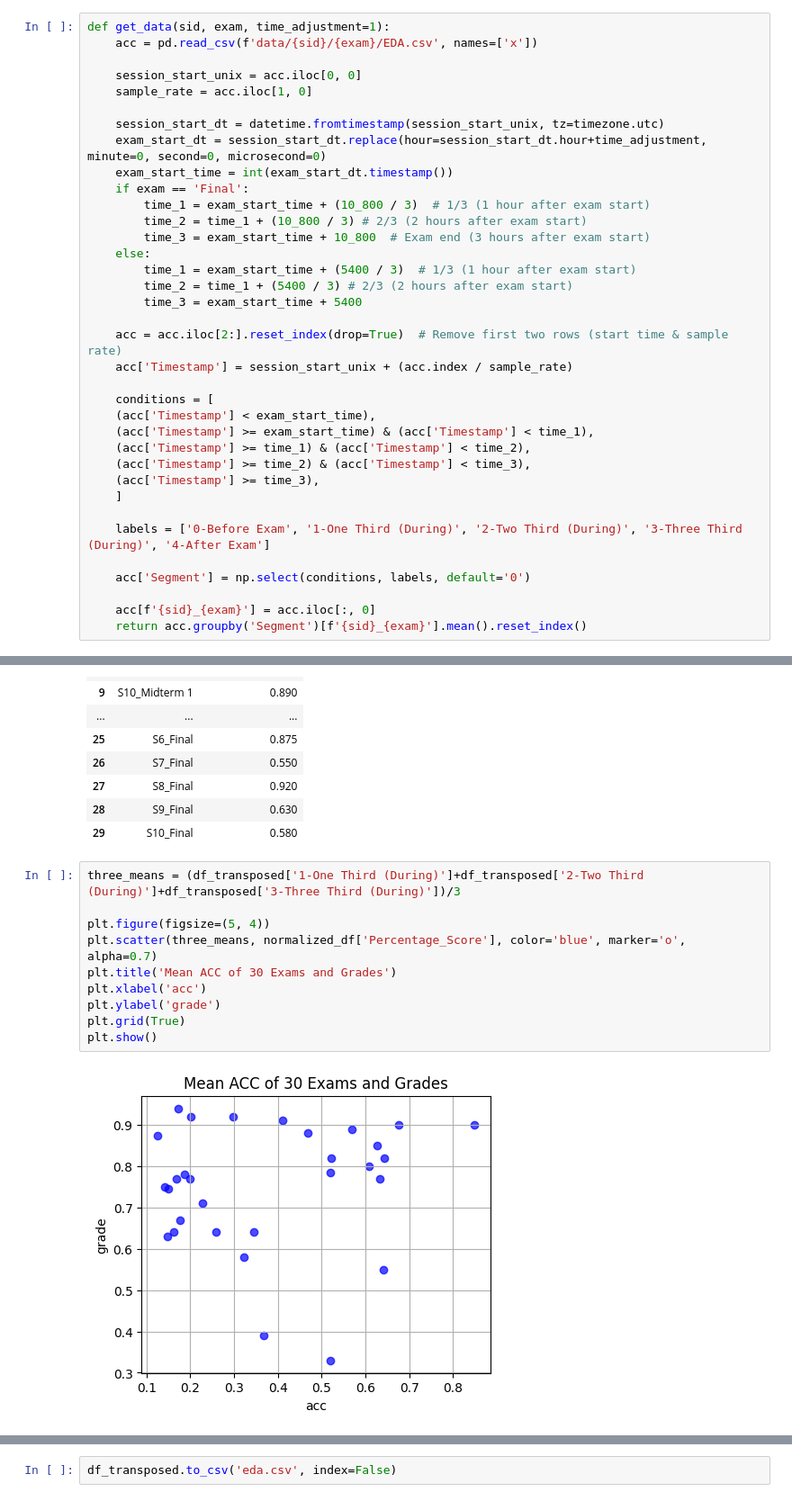
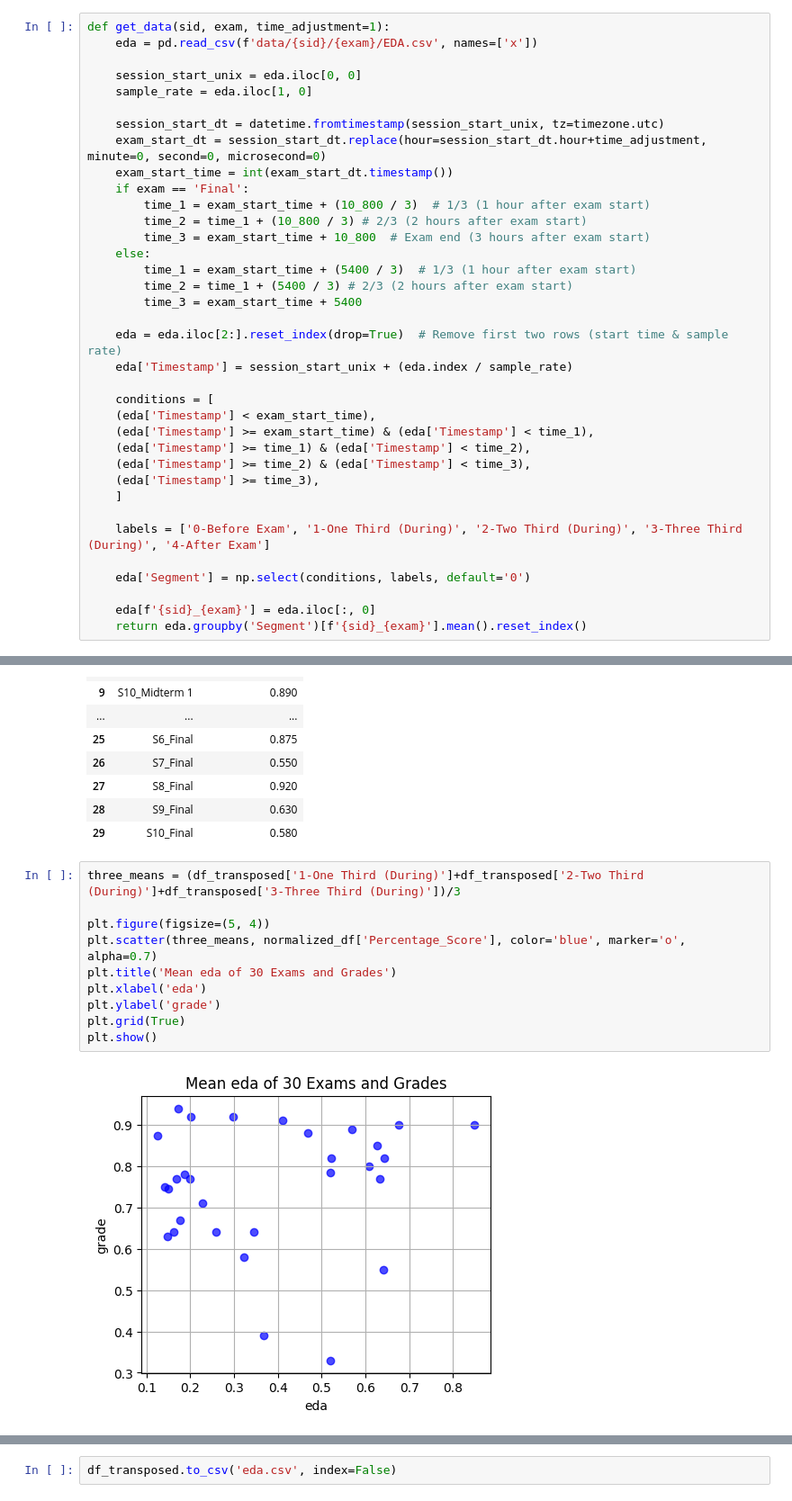
Before and after one commit to kiwwifruit/project3, a Jupyter notebook: eda.ipynb, the cells around one changed output, grey strips where cells are left out. Shown at 90% size. Cells and saved outputs as stored; diff of their text form.

```diff
--- a/eda.ipynb
+++ b/eda.ipynb
@@ -5,10 +5,10 @@ import matplotlib.pyplot as plt
 from datetime import datetime, timedelta, timezone
 # %%
 def get_data(sid, exam, time_adjustment=1):
-    acc = pd.read_csv(f'data/{sid}/{exam}/EDA.csv', names=['x'])
+    eda = pd.read_csv(f'data/{sid}/{exam}/EDA.csv', names=['x'])
 
-    session_start_unix = acc.iloc[0, 0]
-    sample_rate = acc.iloc[1, 0]
+    session_start_unix = eda.iloc[0, 0]
+    sample_rate = eda.iloc[1, 0]
 
     session_start_dt = datetime.fromtimestamp(session_start_unix, tz=timezone.utc)
     exam_start_dt = session_start_dt.replace(hour=session_start_dt.hour+time_adjustment, minute=0, second=0, microsecond=0)
@@ -22,23 +22,23 @@ def get_data(sid, exam, time_adjustment=1):
         time_2 = time_1 + (5400 / 3) # 2/3 (2 hours after exam start)
         time_3 = exam_start_time + 5400
 
-    acc = acc.iloc[2:].reset_index(drop=True)  # Remove first two rows (start time & sample rate)
-    acc['Timestamp'] = session_start_unix + (acc.index / sample_rate)
+    eda = eda.iloc[2:].reset_index(drop=True)  # Remove first two rows (start time & sample rate)
+    eda['Timestamp'] = session_start_unix + (eda.index / sample_rate)
 
     conditions = [
-    (acc['Timestamp'] < exam_start_time),
-    (acc['Timestamp'] >= exam_start_time) & (acc['Timestamp'] < time_1),
-    (acc['Timestamp'] >= time_1) & (acc['Timestamp'] < time_2),
-    (acc['Timestamp'] >= time_2) & (acc['Timestamp'] < time_3),
-    (acc['Timestamp'] >= time_3),
+    (eda['Timestamp'] < exam_start_time),
+    (eda['Timestamp'] >= exam_start_time) & (eda['Timestamp'] < time_1),
+    (eda['Timestamp'] >= time_1) & (eda['Timestamp'] < time_2),
+    (eda['Timestamp'] >= time_2) & (eda['Timestamp'] < time_3),
+    (eda['Timestamp'] >= time_3),
     ]
 
     labels = ['0-Before Exam', '1-One Third (During)', '2-Two Third (During)', '3-Three Third (During)', '4-After Exam']
 
-    acc['Segment'] = np.select(conditions, labels, default='0')
+    eda['Segment'] = np.select(conditions, labels, default='0')
 
-    acc[f'{sid}_{exam}'] = acc.iloc[:, 0]
-    return acc.groupby('Segment')[f'{sid}_{exam}'].mean().reset_index()
+    eda[f'{sid}_{exam}'] = eda.iloc[:, 0]
+    return eda.groupby('Segment')[f'{sid}_{exam}'].mean().reset_index()
 # %%
 all_data = [(sid, exam) for sid in [f"S{i}" for i in range(1, 11)] for exam in ['Final', 'Midterm 1', 'Midterm 2']]
 # %%
@@ -100,12 +100,12 @@ normalized_df
 # %%
 three_means = (df_transposed['1-One Third (During)']+df_transposed['2-Two Third (During)']+df_transposed['3-Three Third (During)'])/3
 
 plt.figure(figsize=(5, 4))
 plt.scatter(three_means, normalized_df['Percentage_Score'], color='blue', marker='o', alpha=0.7)
-plt.title('Mean ACC of 30 Exams and Grades')
-plt.xlabel('acc')
+plt.title('Mean eda of 30 Exams and Grades')
+plt.xlabel('eda')
 plt.ylabel('grade')
 plt.grid(True)
 plt.show()
 # %% [output]
-[figure, old version]
+[figure, new version]
```
Also changed, not shown: parts of 1 cell of this notebook.
